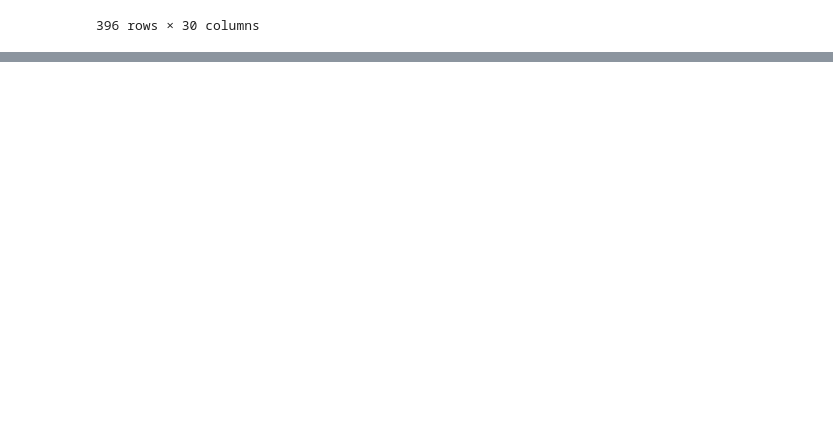
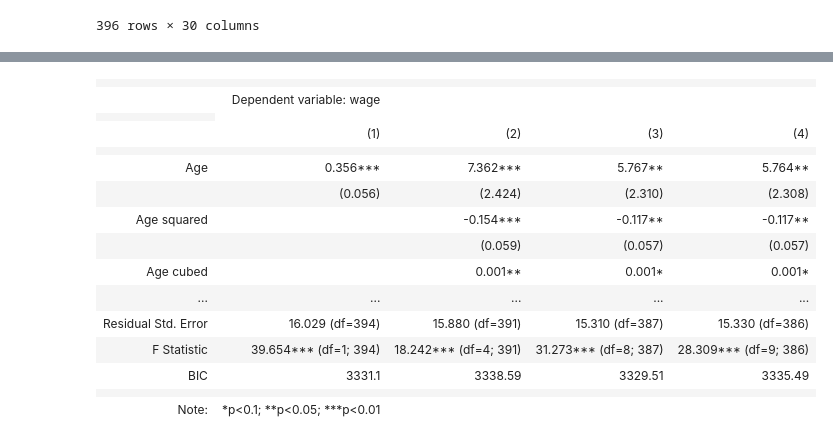
Before and after one commit to balint-thaler/DA3-Assignment-1, a Jupyter notebook: Assignment_1.ipynb, the cells around one changed output, grey strips where cells are left out. Drawn from its saved outputs; the diff is of its cells as text; code cells hidden in the pictures; blank space fills up the shorter version.

Commit message:
adding model creation

```diff
--- a/Assignment_1.ipynb
+++ b/Assignment_1.ipynb
@@ -114,0 +122,35 @@ data["age_3"] = data["age"] ** 3
+# %%
+reg1 = smf.ols("wage ~ age", data=data).fit(cov_type="HC0")
+reg2 = smf.ols("wage ~ age + age_2 + age_3 + gender", data=data).fit(cov_type="HC0")
+reg3 = smf.ols("wage ~ age + age_2 + age_3 + gender + edu_hs + edu_ba + edu_ma + edu_phd", data=data).fit(cov_type="HC0")
+reg4 = smf.ols("wage ~ age + age_2 + age_3 + gender + edu_hs + edu_ba + edu_ma + edu_phd + union + race", data=data).fit(cov_type="HC0")
+# %%
+# comparing models and adding BIC scores
+
+bic = [round(x.bic, 2) for x in [reg1,reg2,reg3,reg4]]
+sg = stargazer.Stargazer([reg1,reg2,reg3,reg4])
+sg.covariate_order(["age", "age_2", "age_3", "edu_hs[T.True]", "edu_ba[T.True]", "edu_ma[T.True]", "edu_phd[T.True]", "gender[T.True]", "race", "union[T.True]"])
+sg.rename_covariates({"age": "Age", "age_2": "Age squared", "age_3": "Age cubed",
+                      "edu_ba[T.True]" : "BA education", "edu_hs[T.True]" : "High school education", "edu_ma[T.True]" : "MA education", "edu_phd[T.True]" : "PhD education",
+                      "gender[T.True]" : "Gender",
+                      "race" : "Race",
+                      "union[T.True]" : "Union membership"})
+sg.add_line('BIC', bic, location=stargazer.LineLocation.FOOTER_BOTTOM)
+sg
+# %% [output]
+|  |  |  |  |  |
+|  | Dependent variable: wage |  |  |  |
+|  |
+|  | (1) | (2) | (3) | (4) |
+|  |  |  |  |  |
+| Age | 0.356*** | 7.362*** | 5.767** | 5.764** |
+|  | (0.056) | (2.424) | (2.310) | (2.308) |
+| Age squared |  | -0.154*** | -0.117** | -0.117** |
+|  |  | (0.059) | (0.057) | (0.057) |
+| Age cubed |  | 0.001** | 0.001* | 0.001* |
+| ... | ... | ... | ... | ... |
+| Residual Std. Error | 16.029 (df=394) | 15.880 (df=391) | 15.310 (df=387) | 15.330 (df=386) |
+| F Statistic | 39.654*** (df=1; 394) | 18.242*** (df=4; 391) | 31.273*** (df=8; 387) | 28.309*** (df=9; 386) |
+| BIC | 3331.1 | 3338.59 | 3329.51 | 3335.49 |
+|  |  |  |  |  |
+| Note: | *p<0.1; **p<0.05; ***p<0.01 |  |  |  |
```
Also changed, not shown: parts of 3 cells of this notebook.
